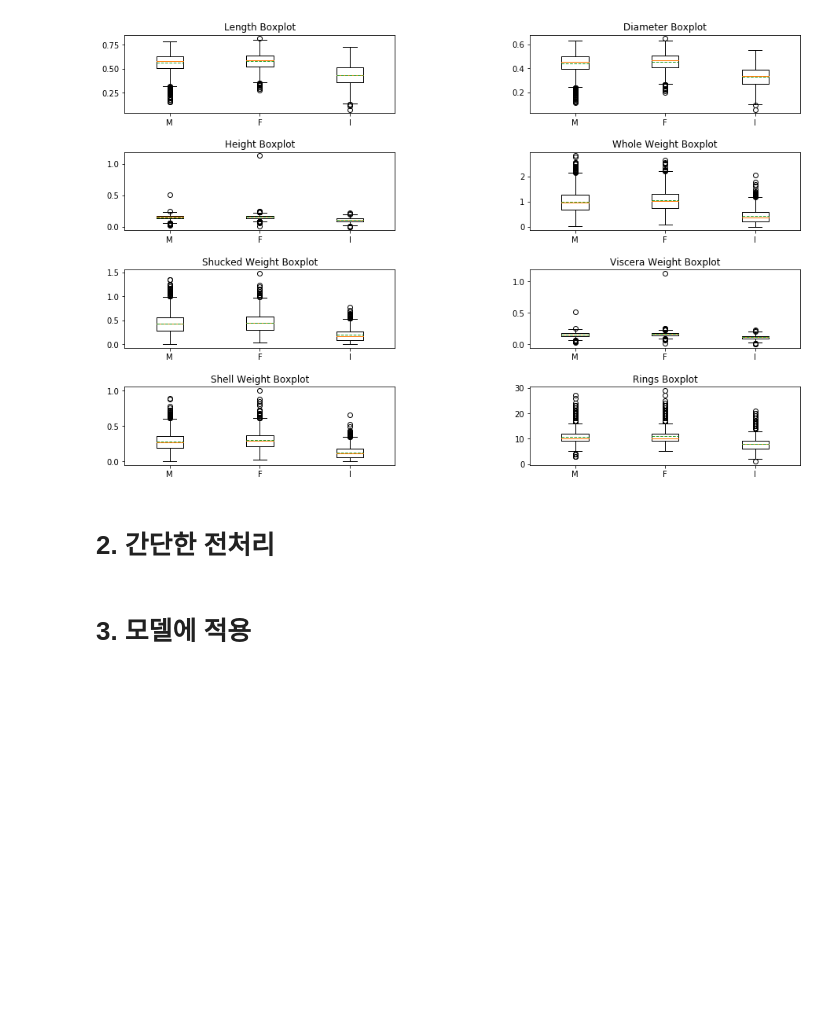
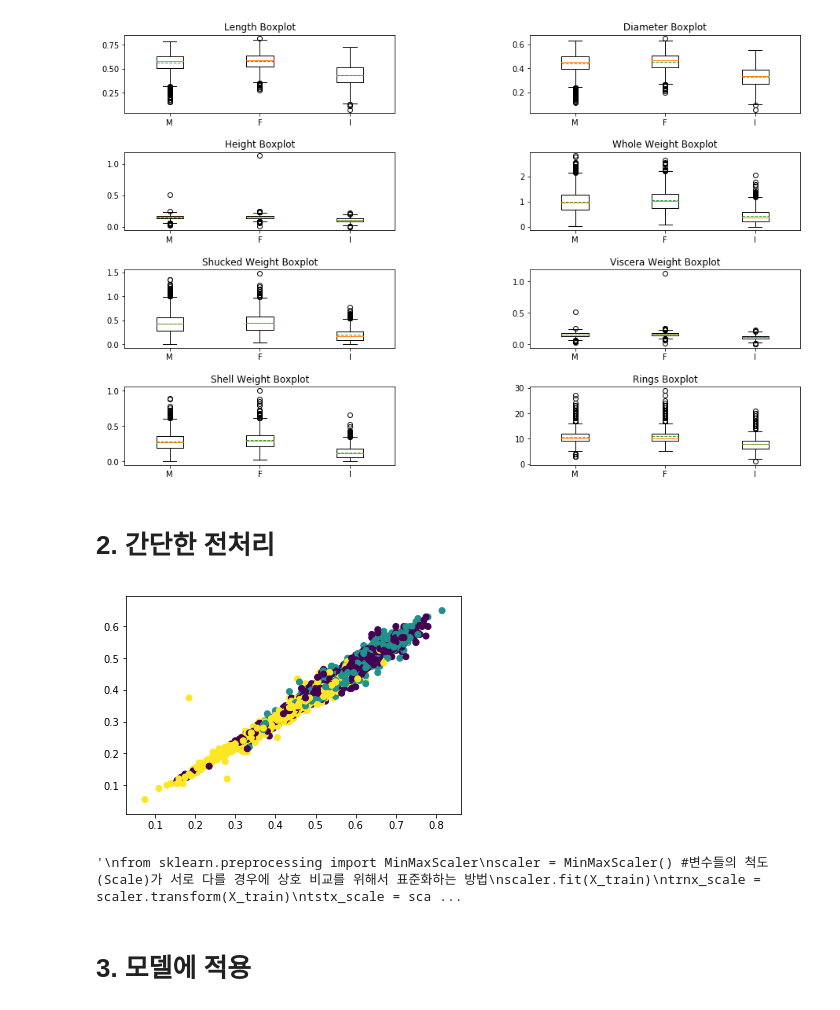
Before and after one commit to HelloJinoo/Machine-Learning, a Jupyter notebook: Classification_abalone.ipynb, the cells around one changed output. Saved outputs shown, nothing was run; the diff lists cells and outputs as text; code cells hidden in the pictures; blank space fills up the shorter version.

```diff
--- a/Classification_abalone.ipynb
+++ b/Classification_abalone.ipynb
@@ -130,14 +130,30 @@ plt.show()
 # %% [markdown]
 # 2. 간단한 전처리
 # %%
-np_abalone = np.array(abalone)
-X_train, X_test, Y_train, Y_test = train_test_split( X, y, test_size=0.3, random_state = 1)
+X_train, X_test, Y_train, Y_test = train_test_split(X, y, test_size=0.3, random_state = 1)
+c = []
 
+for i in Y_train :
+    if i =='M' :
+        c.append(0)
+    elif i == 'F' :
+        c.append(1)
+    else :
+        c.append(2)
+
+plt.scatter(X_train.iloc[:,0] , X_train.iloc[:,1] , marker='o', c= c)
+plt.show()
+
+'''
 from sklearn.preprocessing import MinMaxScaler
 scaler = MinMaxScaler() #변수들의 척도(Scale)가 서로 다를 경우에 상호 비교를 위해서 표준화하는 방법
 scaler.fit(X_train)
 trnx_scale = scaler.transform(X_train)
 tstx_scale = scaler.transform(X_test)
+'''
+# %% [output]
+[figure, added]
+'\nfrom sklearn.preprocessing import MinMaxScaler\nscaler = MinMaxScaler() #변수들의 척도(Scale)가 서로 다를 경우에 상호 비교를 위해서 표준화하는 방법\nscaler.fit(X_train)\ntrnx_scale = scaler.transform(X_train)\ntstx_scale = sca ...
 # %% [markdown]
 # 3. 모델에 적용
 # %% [markdown]
```
Also changed, not shown: parts of 4 cells of this notebook.
